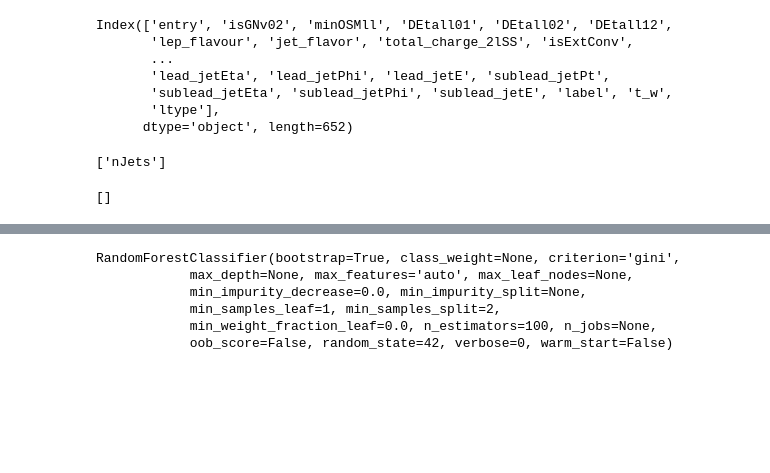
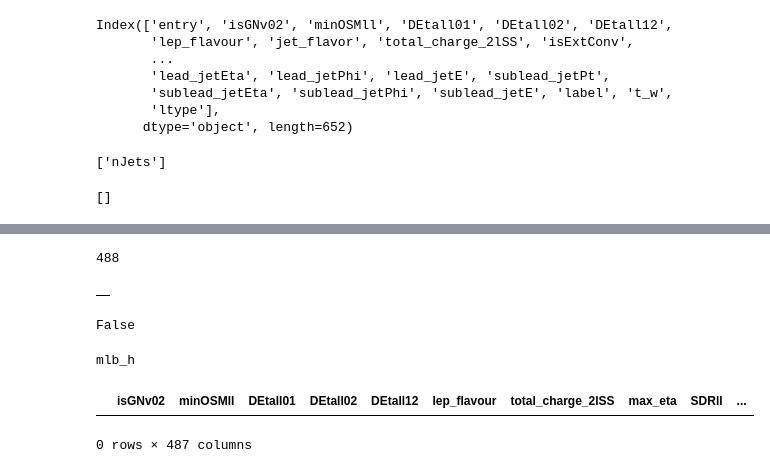
Before and after one commit to grevtsovkirill/trilep_res_anomaly_nn, a Jupyter notebook: display_effect.ipynb, the cells around one changed output, grey strips where cells are left out. Saved outputs shown, nothing was run; the diff lists cells and outputs as text; code cells hidden in the pictures; blank space fills up the shorter version.

```diff
--- a/display_effect.ipynb
+++ b/display_effect.ipynb
@@ -263,9 +272,10 @@ X_noTr=X_noTr.drop(['RunNumber'],axis=1)
-# %%
-clf.fit(X_noTr, y)
-# %% [output]
-RandomForestClassifier(bootstrap=True, class_weight=None, criterion='gini',
-            max_depth=None, max_features='auto', max_leaf_nodes=None,
-            min_impurity_decrease=0.0, min_impurity_split=None,
-            min_samples_leaf=1, min_samples_split=2,
-            min_weight_fraction_leaf=0.0, n_estimators=100, n_jobs=None,
-            oob_score=False, random_state=42, verbose=0, warm_start=False)
+# %%
+len(Xnew.columns)
+# %% [output]
+488
+# %%
+col_mask=X.isnull().any(axis=0)
+row_mask=X.isnull().any(axis=1)
+X.loc[row_mask,col_mask]
+# %% [output]
+|  |
@@ -271,0 +285,16 @@ RandomForestClassifier(bootstrap=True, class_weight=None, criterion='gini',
+# %%
+Xnew2.isnull().values.any()
+# %% [output]
+False
+# %%
+for i in Xnew.columns:
+    if Xnew[i].isnull().any():
+        print(i)
+# %% [output]
+mlb_h
+# %%
+nan_rows = Xnew2[Xnew2.isnull().any(1)]
+nan_rows
+# %% [output]
+|  | isGNv02 | minOSMll | DEtall01 | DEtall02 | DEtall12 | lep_flavour | total_charge_2lSS | max_eta | SDRll | ... |
+0 rows × 487 columns
```
Also changed, not shown: parts of 21 cells of this notebook.
